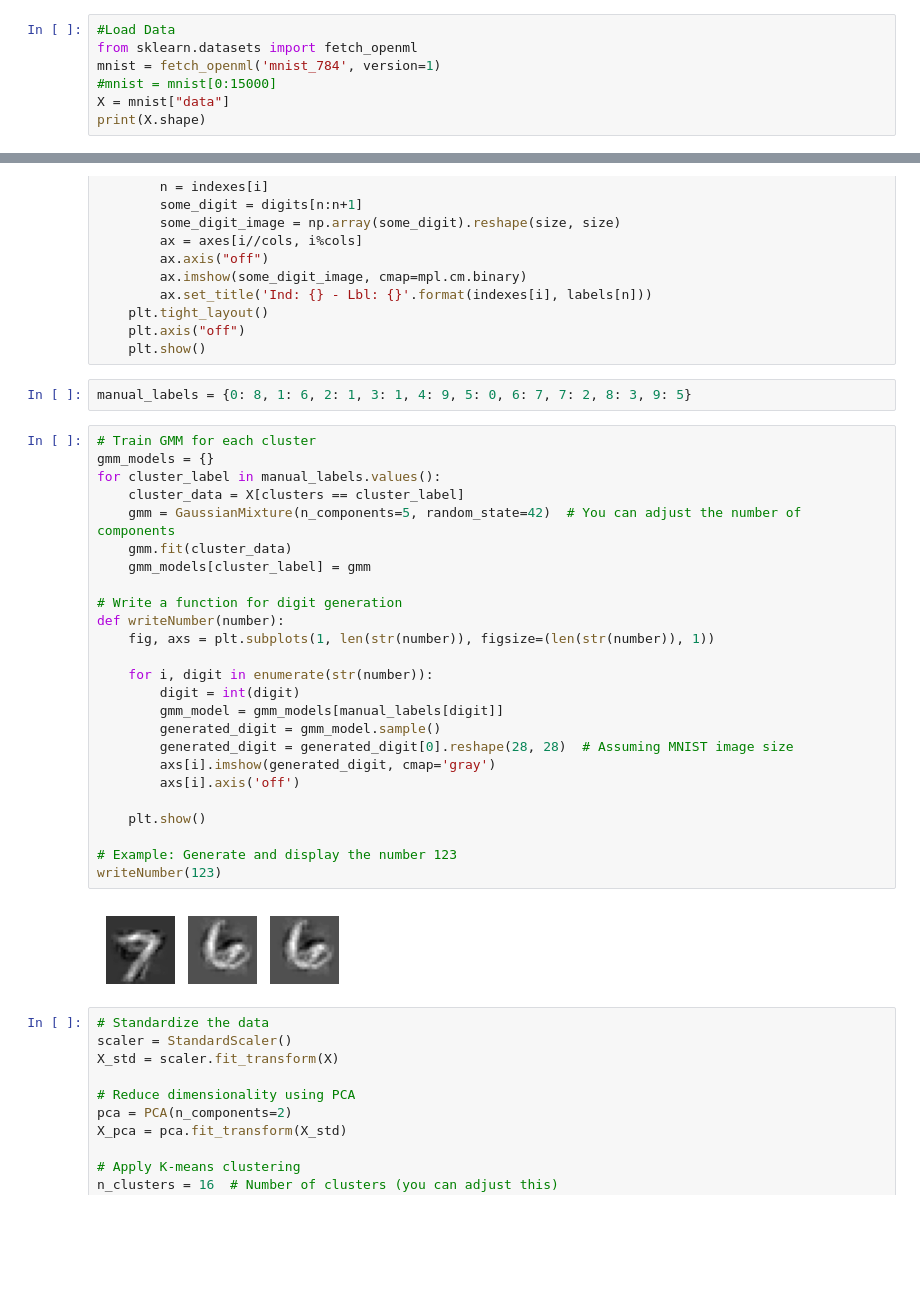
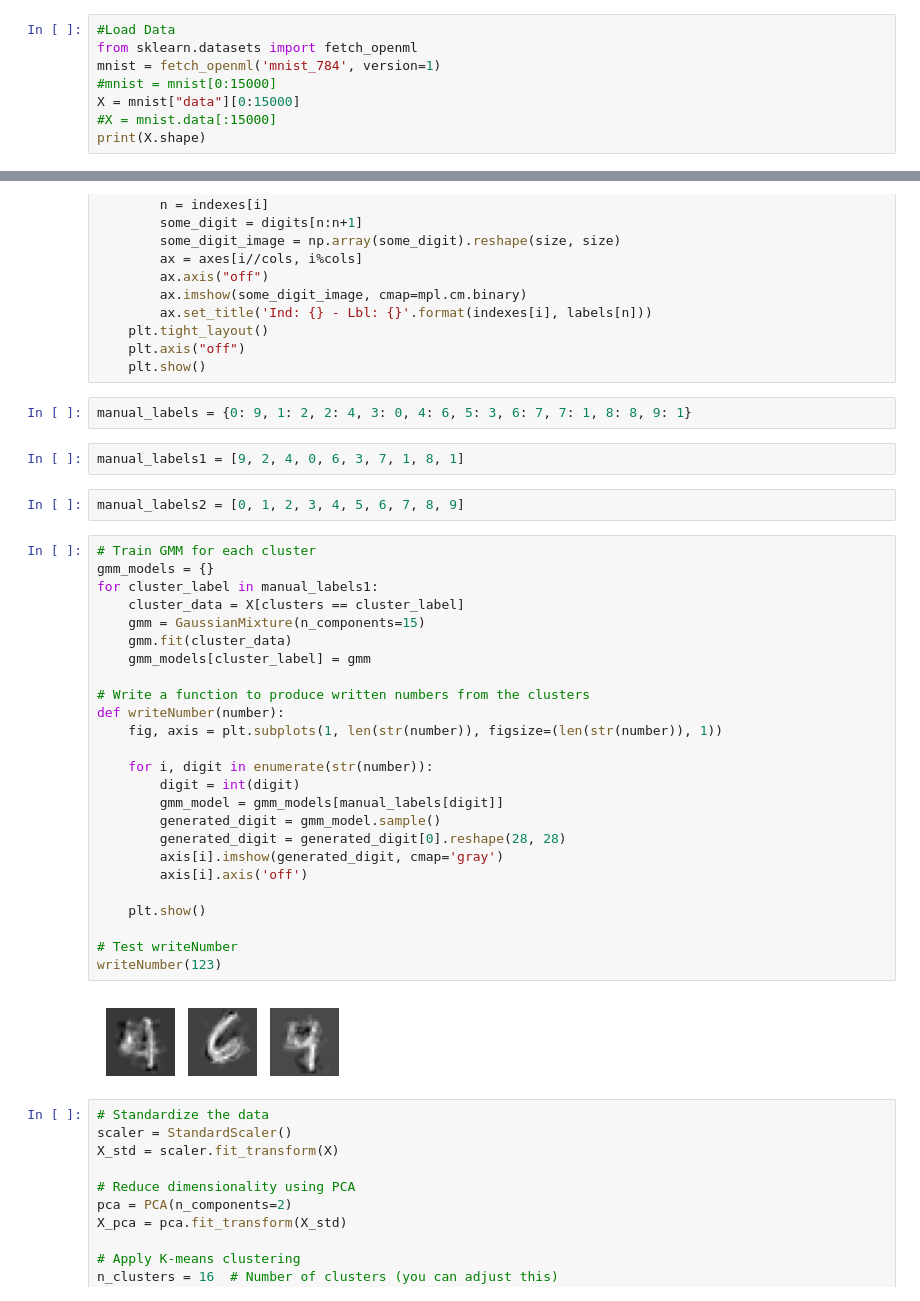
Before and after one commit to michaeljharris/ItML_Asn_3_Students, a Jupyter notebook: cluster_asn.ipynb, the cells around one changed output, grey strips where cells are left out. Drawn from its saved outputs; the diff is of its cells as text; blank space fills up the shorter version.

```diff
--- a/cluster_asn.ipynb
+++ b/cluster_asn.ipynb
@@ -63,6 +63,7 @@ Note: testing will be much faster with a subset of records.
 from sklearn.datasets import fetch_openml
 mnist = fetch_openml('mnist_784', version=1)
 #mnist = mnist[0:15000]
-X = mnist["data"]
+X = mnist["data"][0:15000]
+#X = mnist.data[:15000]
 print(X.shape)
 # %% [output]
@@ -118,35 +119,39 @@ def showDigits(digits, labels, indexes, size=28):
     plt.tight_layout()
     plt.axis("off")
     plt.show()
+# %%
+manual_labels = {0: 9, 1: 2, 2: 4, 3: 0, 4: 6, 5: 3, 6: 7, 7: 1, 8: 8, 9: 1}
+# %%
+manual_labels1 = [9, 2, 4, 0, 6, 3, 7, 1, 8, 1]
 # %%
-manual_labels = {0: 8, 1: 6, 2: 1, 3: 1, 4: 9, 5: 0, 6: 7, 7: 2, 8: 3, 9: 5}
+manual_labels2 = [0, 1, 2, 3, 4, 5, 6, 7, 8, 9]
 # %%
 # Train GMM for each cluster
 gmm_models = {}
-for cluster_label in manual_labels.values():
+for cluster_label in manual_labels1:
     cluster_data = X[clusters == cluster_label]
-    gmm = GaussianMixture(n_components=5, random_state=42)  # You can adjust the number of components
+    gmm = GaussianMixture(n_components=15)
     gmm.fit(cluster_data)
     gmm_models[cluster_label] = gmm
 
-# Write a function for digit generation
+# Write a function to produce written numbers from the clusters
 def writeNumber(number):
-    fig, axs = plt.subplots(1, len(str(number)), figsize=(len(str(number)), 1))
+    fig, axis = plt.subplots(1, len(str(number)), figsize=(len(str(number)), 1))
 
     for i, digit in enumerate(str(number)):
         digit = int(digit)
         gmm_model = gmm_models[manual_labels[digit]]
         generated_digit = gmm_model.sample()
-        generated_digit = generated_digit[0].reshape(28, 28)  # Assuming MNIST image size
-        axs[i].imshow(generated_digit, cmap='gray')
-        axs[i].axis('off')
+        generated_digit = generated_digit[0].reshape(28, 28)
+        axis[i].imshow(generated_digit, cmap='gray')
+        axis[i].axis('off')
 
     plt.show()
 
-# Example: Generate and display the number 123
+# Test writeNumber
 writeNumber(123)
 # %% [output]
-[figure, old version]
+[figure, new version]
 # %%
 # Standardize the data
 scaler = StandardScaler()
```
Also changed, not shown: parts of 3 cells of this notebook.
